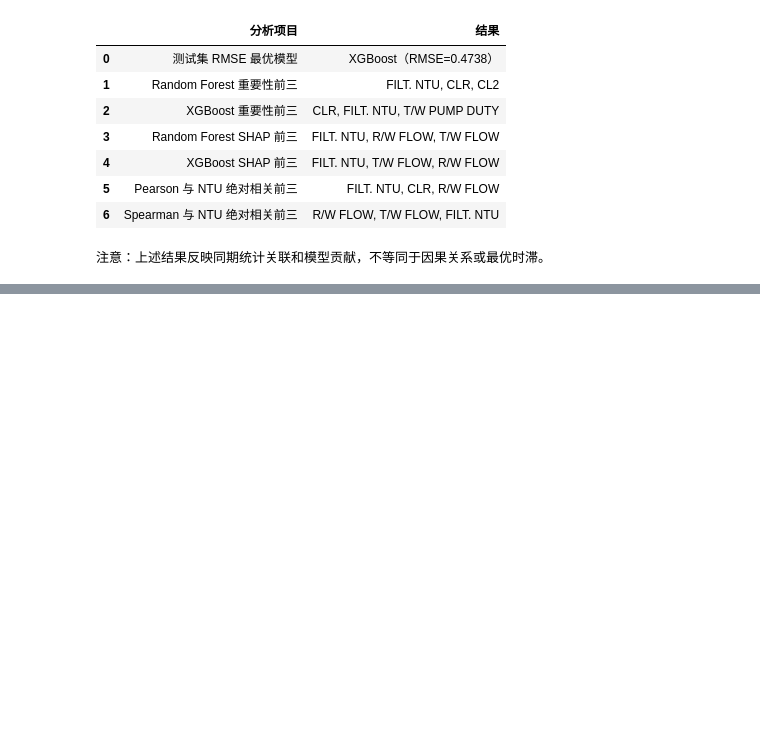
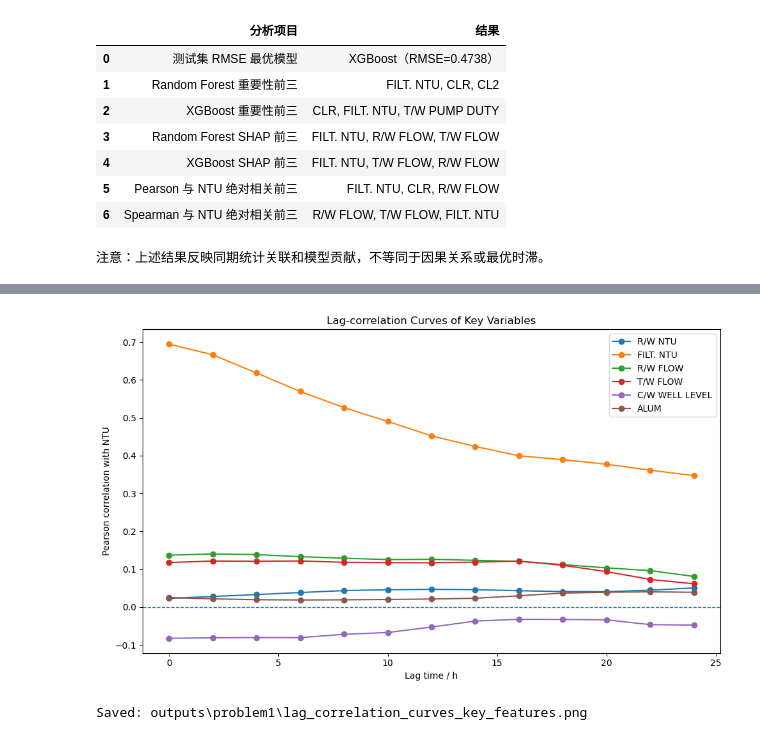
Before and after one commit to Azdmjiny/2026-Asia-Pasific-cup, a Jupyter notebook: codes/p1.ipynb, the cells around one changed output, grey strips where cells are left out. Saved outputs shown, nothing was run; the diff lists cells and outputs as text; code cells hidden in the pictures; blank space fills up the shorter version.

Commit message:
correlation

```diff
--- a/codes/p1.ipynb
+++ b/codes/p1.ipynb
@@ -744,0 +778,6 @@ print("注意：上述结果反映同期统计关联和模型贡献，不等同
+# %%
+df = pd.read_excel(DATA_PATH)
+
+print("Original shape:", df.shape)
+print(df.columns.tolist())
+df.head()
@@ -744,0 +1034,38 @@ print("注意：上述结果反映同期统计关联和模型贡献，不等同
+# %%
+selected_plot_features = [
+    "R/W NTU",
+    "FILT. NTU",
+    "R/W FLOW",
+    "T/W FLOW",
+    "C/W WELL LEVEL",
+    "ALUM"
+]
+
+selected_plot_features = [f for f in selected_plot_features if f in candidate_features]
+
+plt.figure(figsize=(10, 6))
+
+for feature in selected_plot_features:
+    temp = lag_corr_df[lag_corr_df["feature"] == feature]
+    plt.plot(
+        temp["lag_hours"],
+        temp["pearson_corr"],
+        marker="o",
+        label=feature
+    )
+
+plt.axhline(0, linestyle="--", linewidth=1)
+plt.xlabel("Lag time / h")
+plt.ylabel("Pearson correlation with NTU")
+plt.title("Lag-correlation Curves of Key Variables")
+plt.legend()
+plt.tight_layout()
+
+fig_path = OUTPUT_DIR / "lag_correlation_curves_key_features.png"
+plt.savefig(fig_path, dpi=300)
+plt.show()
+
+print("Saved:", fig_path)
+# %% [output]
+[figure, added]
+Saved: outputs\problem1\lag_correlation_curves_key_features.png
```
Also changed, not shown: parts of 8 cells of this notebook.
